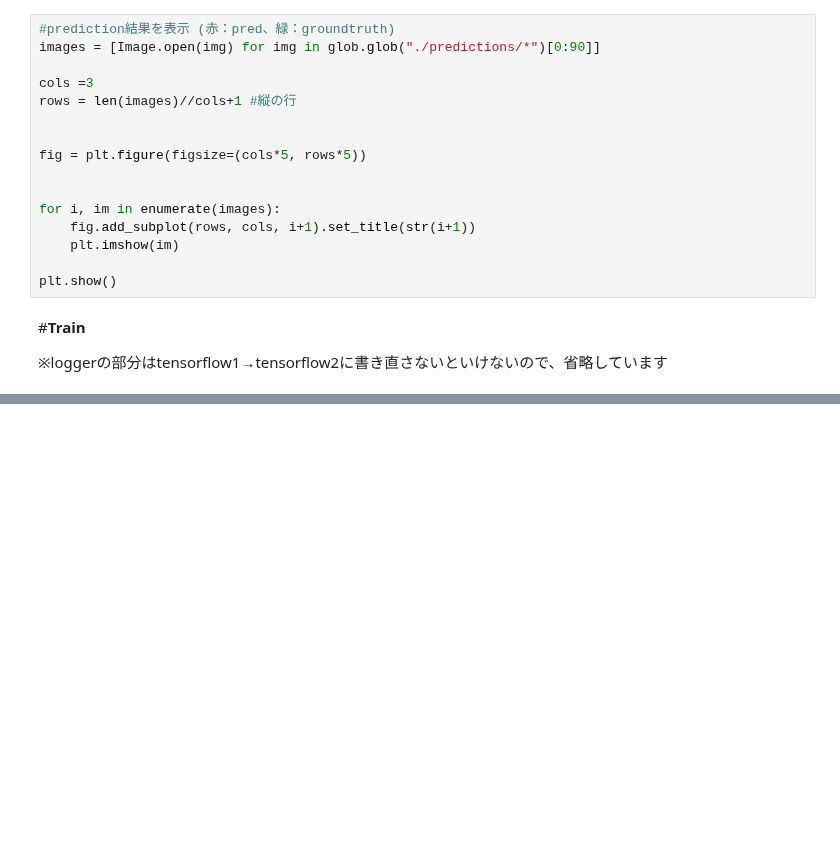
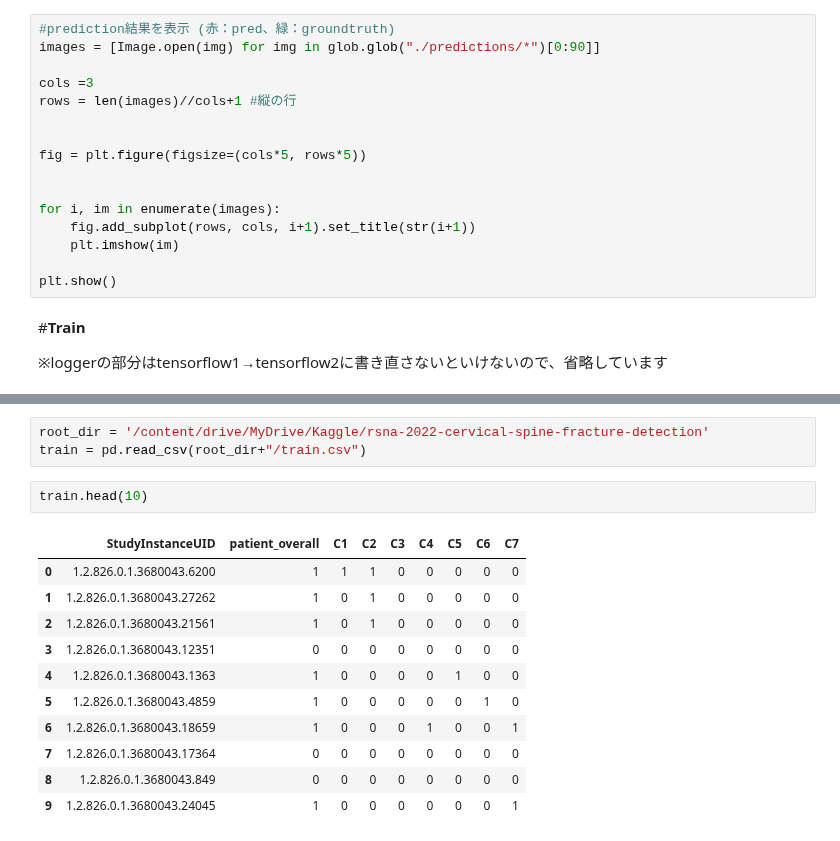
Before and after one commit to ykitaguchi77/Article_implementation, a Jupyter notebook: 3D-UNET_brain_segmentation.ipynb, the cells around one changed output, grey strips where cells are left out. Saved outputs shown, nothing was run; the diff lists cells and outputs as text; blank space fills up the shorter version.

```diff
--- a/3D-UNET_brain_segmentation.ipynb
+++ b/3D-UNET_brain_segmentation.ipynb
@@ -793,0 +811,17 @@ KeyboardInterrupt: ignored
+# %%
+root_dir = '/content/drive/MyDrive/Kaggle/rsna-2022-cervical-spine-fracture-detection'
+train = pd.read_csv(root_dir+"/train.csv")
+# %%
+train.head(10)
+# %% [output]
+|  | StudyInstanceUID | patient_overall | C1 | C2 | C3 | C4 | C5 | C6 | C7 |
+| 0 | 1.2.826.0.1.3680043.6200 | 1 | 1 | 1 | 0 | 0 | 0 | 0 | 0 |
+| 1 | 1.2.826.0.1.3680043.27262 | 1 | 0 | 1 | 0 | 0 | 0 | 0 | 0 |
+| 2 | 1.2.826.0.1.3680043.21561 | 1 | 0 | 1 | 0 | 0 | 0 | 0 | 0 |
+| 3 | 1.2.826.0.1.3680043.12351 | 0 | 0 | 0 | 0 | 0 | 0 | 0 | 0 |
+| 4 | 1.2.826.0.1.3680043.1363 | 1 | 0 | 0 | 0 | 0 | 1 | 0 | 0 |
+| 5 | 1.2.826.0.1.3680043.4859 | 1 | 0 | 0 | 0 | 0 | 0 | 1 | 0 |
+| 6 | 1.2.826.0.1.3680043.18659 | 1 | 0 | 0 | 0 | 1 | 0 | 0 | 1 |
+| 7 | 1.2.826.0.1.3680043.17364 | 0 | 0 | 0 | 0 | 0 | 0 | 0 | 0 |
+| 8 | 1.2.826.0.1.3680043.849 | 0 | 0 | 0 | 0 | 0 | 0 | 0 | 0 |
+| 9 | 1.2.826.0.1.3680043.24045 | 1 | 0 | 0 | 0 | 0 | 0 | 0 | 1 |
```
Also changed, not shown: parts of 17 cells of this notebook.
